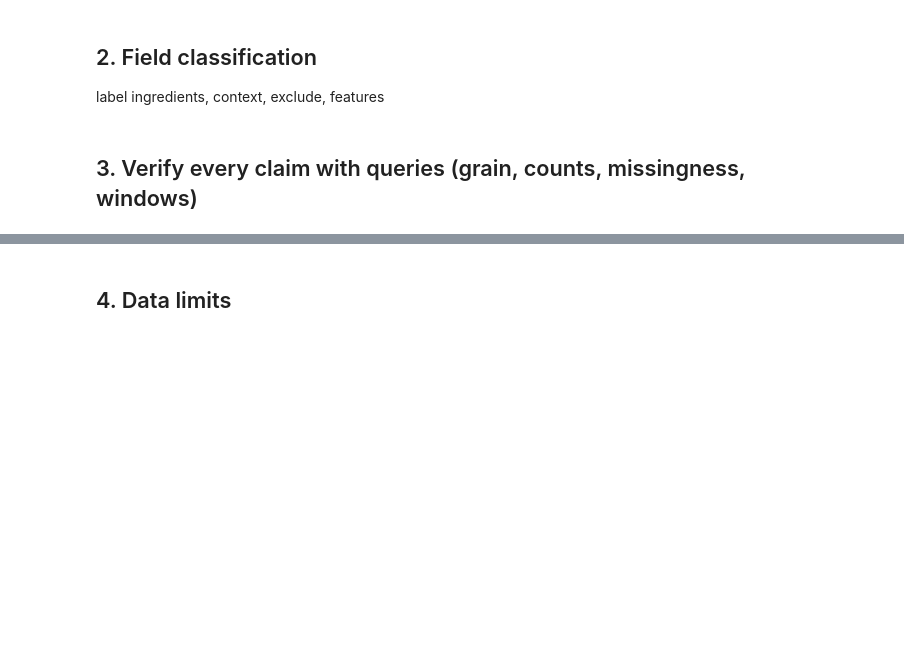
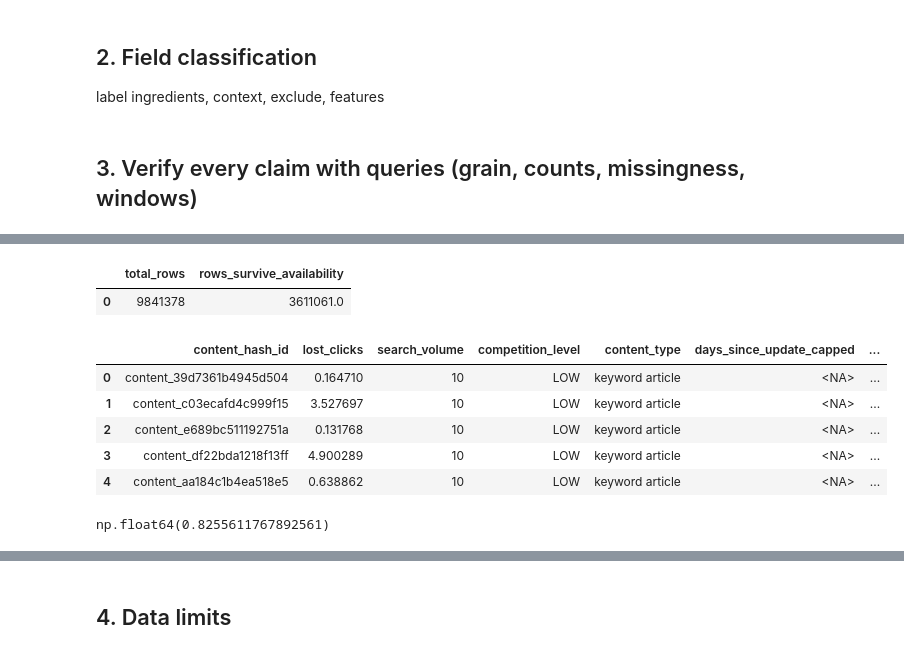
Before and after one commit to AxelYoel/FlyRank-AI-Internship---Axel-Yoel-Chandra, a Jupyter notebook: work/notebooks/w03_data_contract.ipynb, the cells around one changed output, grey strips where cells are left out. Drawn from its saved outputs; the diff is of its cells as text; code cells hidden in the pictures; blank space fills up the shorter version.

```diff
--- a/work/notebooks/w03_data_contract.ipynb
+++ b/work/notebooks/w03_data_contract.ipynb
@@ -507,0 +619,78 @@ label ingredients, context, exclude, features
+# %%
+con.sql(f"""
+    SELECT
+        COUNT(*) AS total_rows,
+        SUM(CASE WHEN gsc_data_available IS TRUE THEN 1 ELSE 0 END) AS rows_survive_availability
+    FROM read_parquet('{rel}/fact_content_daily_performance/month=2026-03/data_0.parquet')
+""").df()
+# %% [output]
+|  | total_rows | rows_survive_availability |
+| 0 | 9841378 | 3611061.0 |
+# %%
+df = con.sql(f"""
+    WITH daily AS (
+        SELECT content_hash_id, gsc_avg_position, gsc_impressions, gsc_clicks
+        FROM read_parquet('{rel}/fact_content_daily_performance/month=2026-03/data_0.parquet')
+        WHERE gsc_data_available = TRUE AND gsc_avg_position > 0 AND gsc_impressions > 0
+    ),
+    rollup AS (
+        SELECT
+            content_hash_id,
+            SUM(gsc_impressions) AS impressions,
+            SUM(gsc_clicks) AS clicks,
+            SUM(gsc_avg_position * gsc_impressions) / SUM(gsc_impressions) AS weighted_avg_position
+        FROM daily
+        GROUP BY content_hash_id
+        HAVING SUM(gsc_impressions) >= 50
+    ),
+    tiered AS (
+        SELECT *,
+            CASE
+                WHEN weighted_avg_position <= 3 THEN 'tier_1_1-3'
+                WHEN weighted_avg_position <= 10 THEN 'tier_2_4-10'
+                WHEN weighted_avg_position <= 20 THEN 'tier_3_11-20'
+                ELSE 'tier_4_21plus'
+            END AS position_tier
+        FROM rollup
+    ),
+    benchmark(position_tier, expected_ctr) AS (
+        VALUES
+            ('tier_1_1-3', 0.002811),
+            ('tier_2_4-10', 0.002353),
+            ('tier_3_11-20', 0.002226),
+            ('tier_4_21plus', 0.000748)
+    ),
+    labeled AS (
+        SELECT
+            t.content_hash_id, t.position_tier, t.impressions, t.clicks,
+            (b.expected_ctr * t.impressions) - t.clicks AS lost_clicks
+        FROM tiered t
+        JOIN benchmark b USING (position_tier)
+    )
+    SELECT
+        l.content_hash_id,
+        l.lost_clicks,
+        c.search_volume,
+        c.competition_level,
+        c.content_type,
+        CASE WHEN c.content_updated_date <= DATE '2026-03-31'
+             THEN DATE_DIFF('day', c.content_updated_date, DATE '2026-03-31')
+             ELSE NULL END AS days_since_update_capped,
+        c.word_count
+    FROM labeled l
+    JOIN read_parquet('{rel}/dim_content.parquet') c
+        ON l.content_hash_id = c.content_hash_id
+""").df()
+
+df.head()
+# %% [output]
+|  | content_hash_id | lost_clicks | search_volume | competition_level | content_type | days_since_update_capped | ... |
+| 0 | content_39d7361b4945d504 | 0.164710 | 10 | LOW | keyword article | <NA> | ... |
+| 1 | content_c03ecafd4c999f15 | 3.527697 | 10 | LOW | keyword article | <NA> | ... |
+| 2 | content_e689bc511192751a | 0.131768 | 10 | LOW | keyword article | <NA> | ... |
+| 3 | content_df22bda1218f13ff | 4.900289 | 10 | LOW | keyword article | <NA> | ... |
+| 4 | content_aa184c1b4ea518e5 | 0.638862 | 10 | LOW | keyword article | <NA> | ... |
+# %%
+df['days_since_update_capped'].isna().mean()
+# %% [output]
+np.float64(0.8255611767892561)
```
Also changed, not shown: parts of 12 cells of this notebook.
